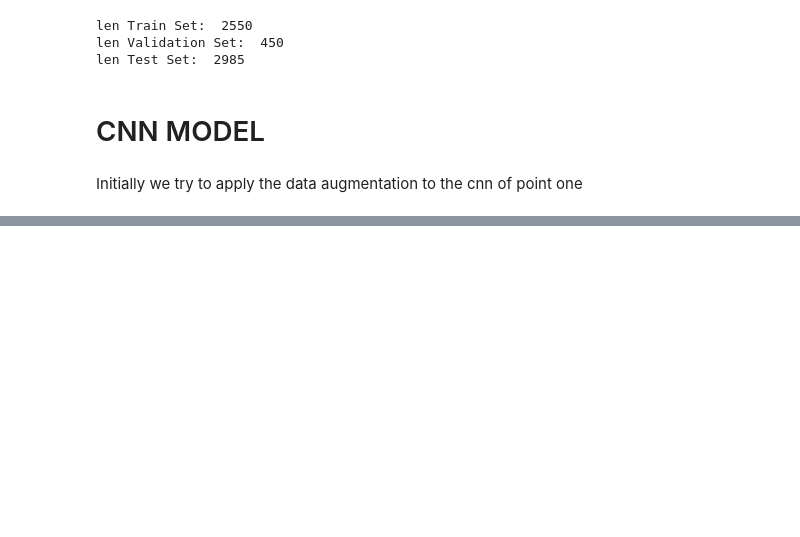
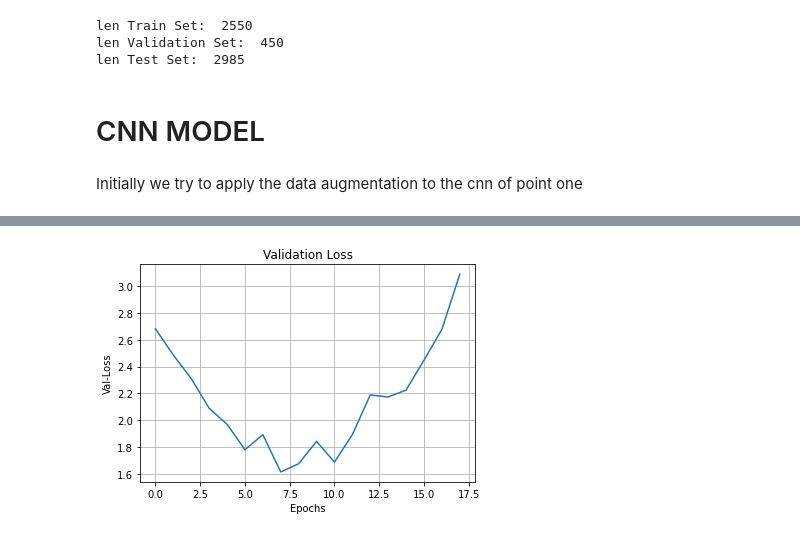
Before and after one commit to Gideon996/Computer-Vision-2020, a Jupyter notebook: Point_Two.ipynb, the cells around one changed output, grey strips where cells are left out. Cells and saved outputs as stored; diff of their text form; code cells hidden in the pictures; blank space fills up the shorter version.

```diff
--- a/Point_Two.ipynb
+++ b/Point_Two.ipynb
@@ -127,0 +137,4 @@ baseModel.evaluate(xTest, yTestCategorical)
+# %%
+pltu.validationLoss(history, "images_point_two")
+# %% [output]
+[figure, added]
```
Also changed, not shown: parts of 9 cells of this notebook.
